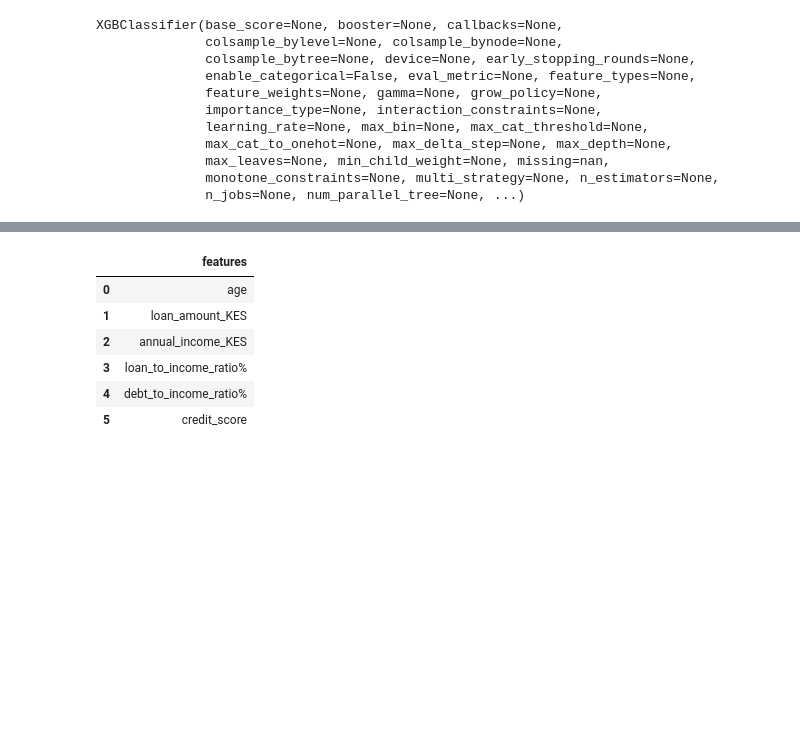
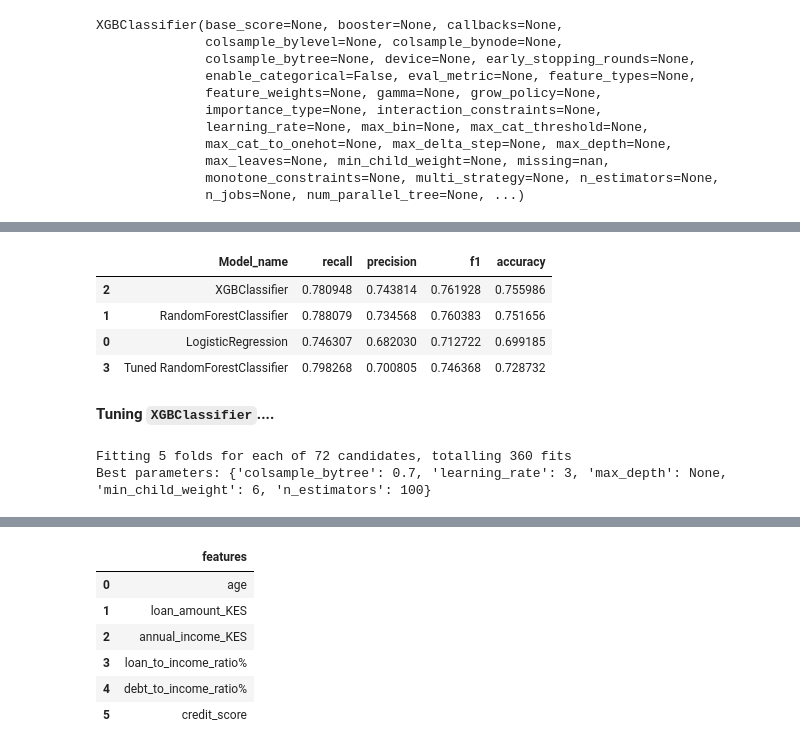
Before and after one commit to timmaina-devhub/Customer-Credit-Risk-Assessment-Model, a Jupyter notebook: notebooks/Credit_Risk_project.ipynb, the cells around one changed output, grey strips where cells are left out. Saved outputs shown, nothing was run; the diff lists cells and outputs as text; code cells hidden in the pictures; blank space fills up the shorter version.

```diff
--- a/notebooks/Credit_Risk_project.ipynb
+++ b/notebooks/Credit_Risk_project.ipynb
@@ -1292,0 +1317,10 @@ results
+# %%
+best_params_rf=rf_grid.best_params_
+# %%
+best_tuned_rf=RandomForestClassifier(
+    **best_params_rf,
+    random_state=42
+)
+# %%
+%%time
+best_tuned_rf.fit(x_train,y_train)
@@ -1292,0 +1331,21 @@ results
+# %%
+tuned_rf_preds=best_tuned_rf.predict(x_test)
+# %%
+# Evaluating the model...
+rec_best_tuned_rf= recall_score(y_test,tuned_rf_preds)
+pre_best_tuned_rf=precision_score(y_test,tuned_rf_preds)
+f1_best_tuned_rf=f1_score(y_test,tuned_rf_preds)
+acc_best_tuned_rf=accuracy_score(y_test,tuned_rf_preds)
+
+# print the results...
+tuned_rf_results=pd.DataFrame( data={'Model_name': 'Tuned RandomForestClassifier','recall':rec_best_tuned_rf,'precision': pre_best_tuned_rf, 'f1': f1_best_tuned_rf, 'accuracy': acc_best_tuned_rf},index=[3] )
+results=pd.concat([results,tuned_rf_results])
+results
+# %% [output]
+|  | Model_name | recall | precision | f1 | accuracy |
+| 2 | XGBClassifier | 0.780948 | 0.743814 | 0.761928 | 0.755986 |
+| 1 | RandomForestClassifier | 0.788079 | 0.734568 | 0.760383 | 0.751656 |
+| 0 | LogisticRegression | 0.746307 | 0.682030 | 0.712722 | 0.699185 |
+| 3 | Tuned RandomForestClassifier | 0.798268 | 0.700805 | 0.746368 | 0.728732 |
+# %% [markdown]
+**Tuning `XGBClassifier`....**
@@ -1292,0 +1361,16 @@ results
+# %%
+xgb_grid=GridSearchCV(
+    xgb,
+    xgb_param_grid,
+    cv=5, #cross validation value
+    scoring='f1',
+    verbose=1,
+    n_jobs=1
+)
+xgb_grid.fit(x_train,y_train)
+print('Best parameters:',xgb_grid.best_params_)
+best_model_xgb=xgb_grid.best_estimator_
+xgb_f1_grid=best_model_xgb.score(x_test,y_test)
+# %% [output]
+Fitting 5 folds for each of 72 candidates, totalling 360 fits
+Best parameters: {'colsample_bytree': 0.7, 'learning_rate': 3, 'max_depth': None, 'min_child_weight': 6, 'n_estimators': 100}
```
Also changed, not shown: parts of 40 cells of this notebook.
